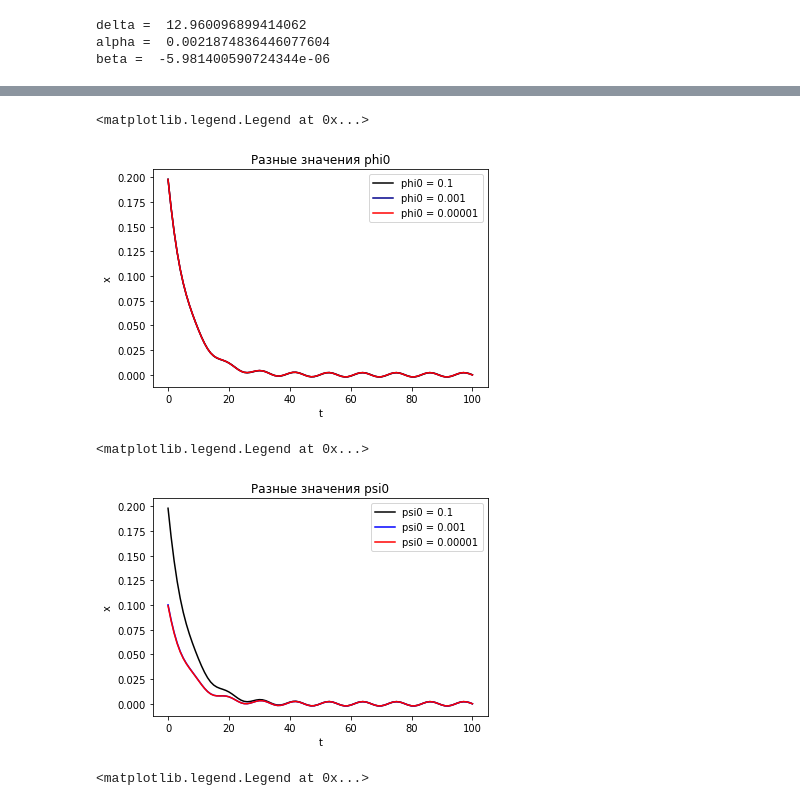
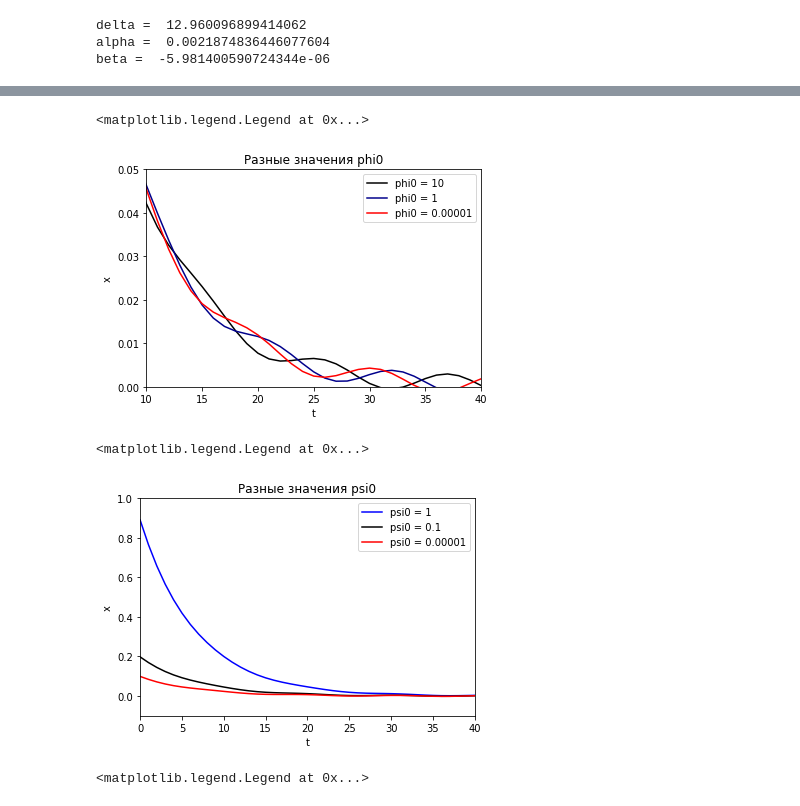
Before and after one commit to Viktory4121/Math_modeling, a Jupyter notebook: ИДЗ2.ipynb, the cells around one changed output, grey strips where cells are left out. Saved outputs shown, nothing was run; the diff lists cells and outputs as text; code cells hidden in the pictures.

```diff
--- a/ИДЗ2.ipynb
+++ b/ИДЗ2.ipynb
@@ -121,6 +122,9 @@ A = a0 / math.sqrt(delta)
     #blit=True,          # использовать ли двойную буферизацию
     #repeat=False)       # зацикливать ли анимацию
 # %%
+phi0 = 0.01
+psi0 = 0.1
+cc = 1
 def init():
     line.set_data([], [])
     return line,
@@ -153,6 +156,6 @@ def fun(tt, oomega, psi, phi, cc, n_color, message, b=b, A=A, k=k):
   xx = []
   for i in tt:
     xx.append(cc * math.exp(-b*i) * math.sin(math.sqrt(abs(k**2 - b**2)) + psi) + A * math.sin(oomega * i + phi))
-  ax.plot(tt, xx, color = n_color, label=message)
+  plt.plot(tt, xx, color = n_color, label=message)
 # %%
 fig, ax = plt.subplots()
@@ -170,28 +174,29 @@ ax.legend()
 # %%
 fig, ax = plt.subplots()
+ax = plt.axes(xlim=(10, 40), ylim=(0, 0.05))
 ax.set_title("Разные значения phi0")
 ax.set_xlabel('t')
 ax.set_ylabel('x')
-fun(t, omega, 0.1, 0.1, 1, "black", "phi0 = 0.1")
-fun(t, omega, 0.1, 0.001, 1, "darkblue", "phi0 = 0.001")
+fun(t, omega, 0.1, 10, 1, "black", "phi0 = 10")
+fun(t, omega, 0.1, 1, 1, "darkblue", "phi0 = 1")
 fun(t, omega, 0.1, 0.00001, 1, "red", "phi0 = 0.00001")
 ax.legend()
 # %% [output]
 <matplotlib.legend.Legend at 0x...>
-[figure, old version]
+[figure, new version]
 # %%
 fig, ax = plt.subplots()
+ax = plt.axes(xlim=(0, 40), ylim=(-0.1, 1))
 ax.set_title("Разные значения psi0")
 ax.set_xlabel('t')
 ax.set_ylabel('x')
-#fun(t, omega, 1, 0.1, 1, "brown", "Разные значения psi0 = 1")
+fun(t, omega, 1, 0.1, 1, "blue", "psi0 = 1")
 fun(t, omega, 0.1, 0.1, 1, "black", "psi0 = 0.1")
-fun(t, omega, 0.001, 0.1, 1, "blue", "psi0 = 0.001")
 fun(t, omega, 0.00001, 0.1, 1, "red", "psi0 = 0.00001")
 ax.legend()
 # %% [output]
 <matplotlib.legend.Legend at 0x...>
-[figure, old version]
+[figure, new version]
 # %%
 fig, ax = plt.subplots()
 ax.set_title("Разные значения omega")
```
Also changed, not shown: parts of 3 cells of this notebook.
